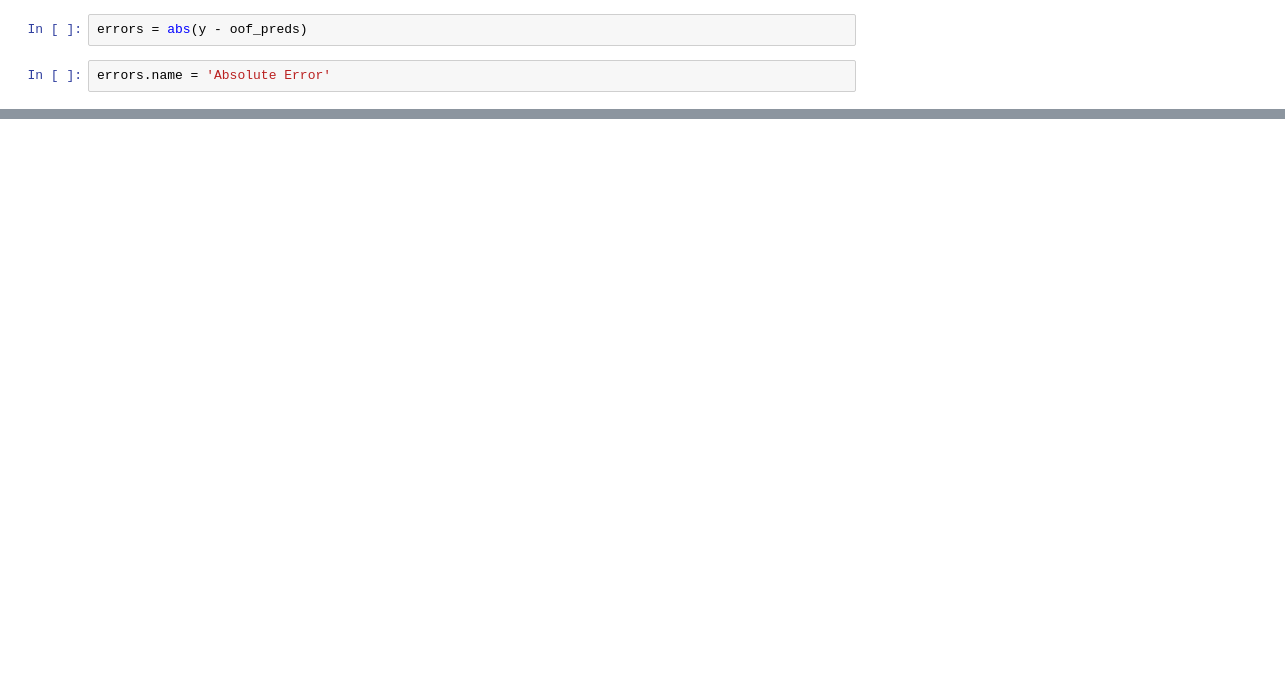
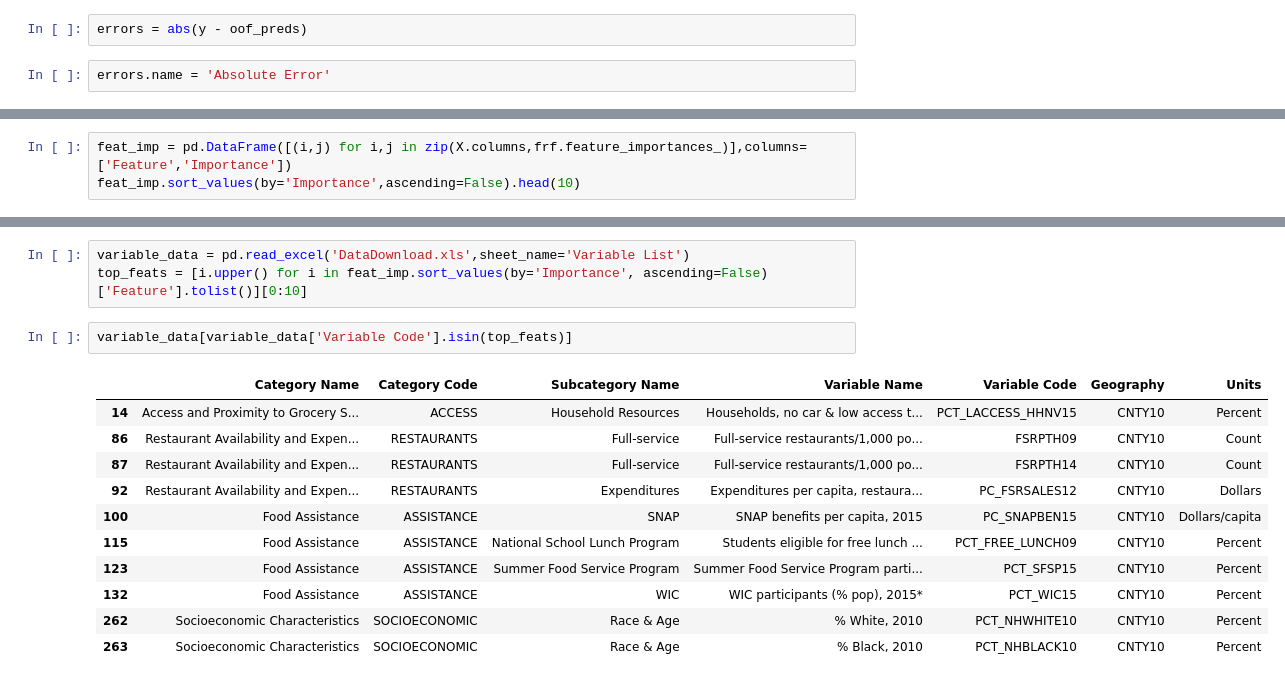
Before and after one commit to tadtenacious/usda_proj, a Jupyter notebook: Model Exploration.ipynb, the cells around one changed output, grey strips where cells are left out. Saved outputs shown, nothing was run; the diff lists cells and outputs as text; blank space fills up the shorter version.

Commit message:
Added feature importance and some PCA

```diff
--- a/Model Exploration.ipynb
+++ b/Model Exploration.ipynb
@@ -60,0 +79,3 @@ plt.show()
+# %%
+feat_imp = pd.DataFrame([(i,j) for i,j in zip(X.columns,frf.feature_importances_)],columns=['Feature','Importance'])
+feat_imp.sort_values(by='Importance',ascending=False).head(10)
@@ -60,0 +107,17 @@ plt.show()
+# %%
+variable_data = pd.read_excel('DataDownload.xls',sheet_name='Variable List')
+top_feats = [i.upper() for i in feat_imp.sort_values(by='Importance', ascending=False)['Feature'].tolist()][0:10]
+# %%
+variable_data[variable_data['Variable Code'].isin(top_feats)]
+# %% [output]
+|  | Category Name | Category Code | Subcategory Name | Variable Name | Variable Code | Geography | Units |
+| 14 | Access and Proximity to Grocery S... | ACCESS | Household Resources | Households, no car & low access t... | PCT_LACCESS_HHNV15 | CNTY10 | Percent |
+| 86 | Restaurant Availability and Expen... | RESTAURANTS | Full-service | Full-service restaurants/1,000 po... | FSRPTH09 | CNTY10 | Count |
+| 87 | Restaurant Availability and Expen... | RESTAURANTS | Full-service | Full-service restaurants/1,000 po... | FSRPTH14 | CNTY10 | Count |
+| 92 | Restaurant Availability and Expen... | RESTAURANTS | Expenditures | Expenditures per capita, restaura... | PC_FSRSALES12 | CNTY10 | Dollars |
+| 100 | Food Assistance | ASSISTANCE | SNAP | SNAP benefits per capita, 2015 | PC_SNAPBEN15 | CNTY10 | Dollars/capita |
+| 115 | Food Assistance | ASSISTANCE | National School Lunch Program | Students eligible for free lunch ... | PCT_FREE_LUNCH09 | CNTY10 | Percent |
+| 123 | Food Assistance | ASSISTANCE | Summer Food Service Program | Summer Food Service Program parti... | PCT_SFSP15 | CNTY10 | Percent |
+| 132 | Food Assistance | ASSISTANCE | WIC | WIC participants (% pop), 2015* | PCT_WIC15 | CNTY10 | Percent |
+| 262 | Socioeconomic Characteristics | SOCIOECONOMIC | Race & Age | % White, 2010 | PCT_NHWHITE10 | CNTY10 | Percent |
+| 263 | Socioeconomic Characteristics | SOCIOECONOMIC | Race & Age | % Black, 2010 | PCT_NHBLACK10 | CNTY10 | Percent |
```
Also changed, not shown: parts of 15 cells of this notebook.
